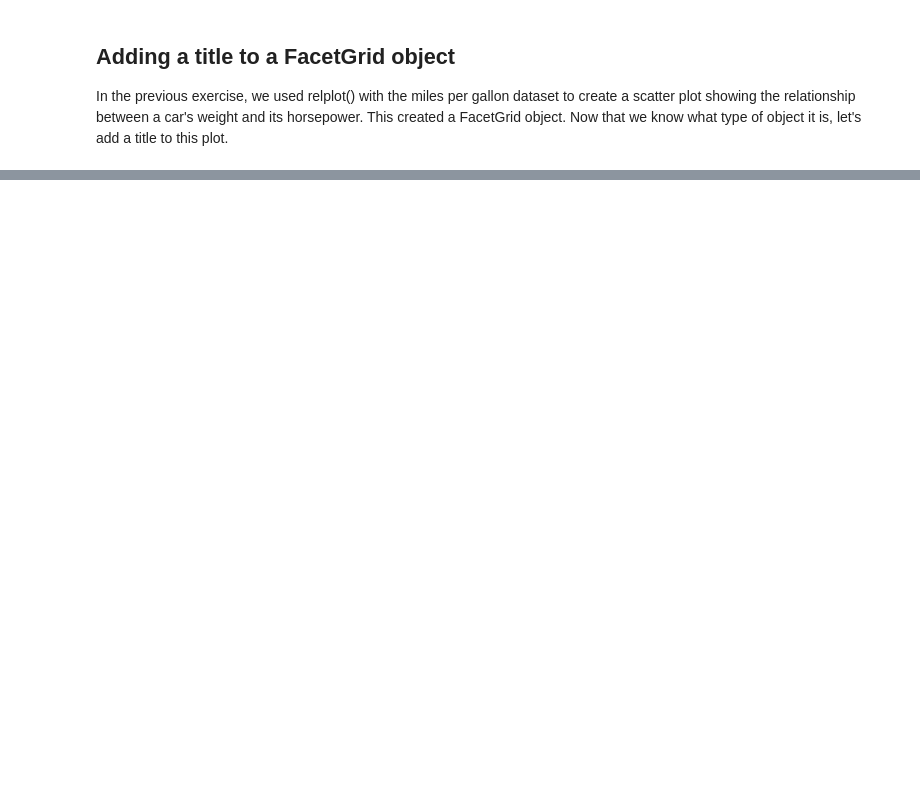
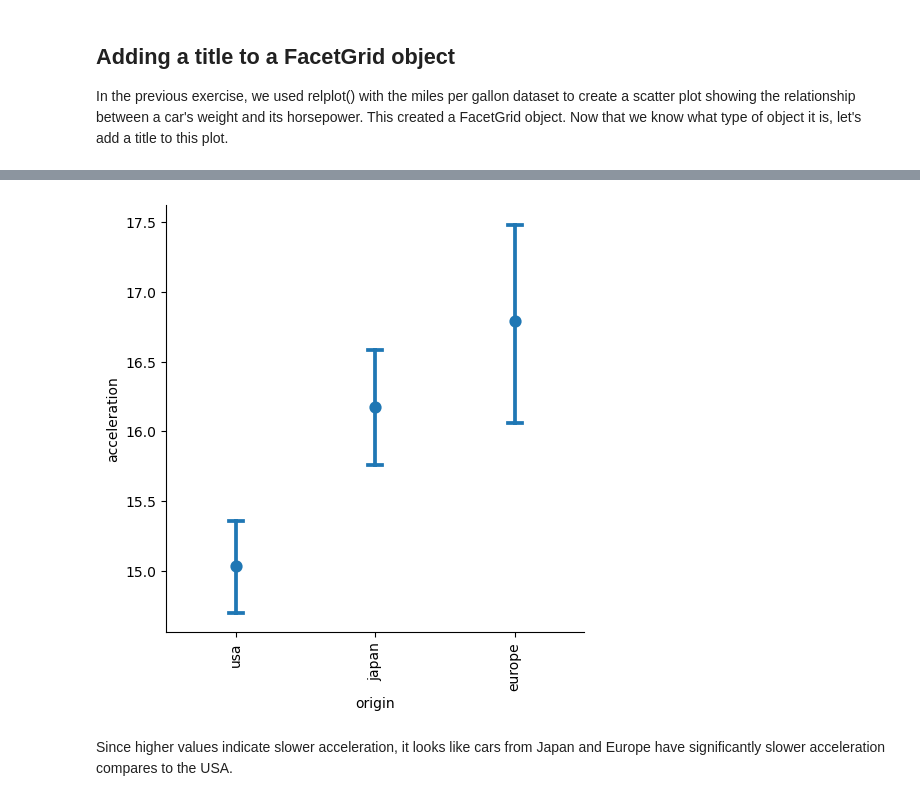
Before and after one commit to aziscript/Python-for-data-analysis, a Jupyter notebook: dataVizSeaborn.ipynb, the cells around one changed output, grey strips where cells are left out. Saved outputs shown, nothing was run; the diff lists cells and outputs as text; code cells hidden in the pictures; blank space fills up the shorter version.

```diff
--- a/dataVizSeaborn.ipynb
+++ b/dataVizSeaborn.ipynb
@@ -1153,0 +1300,20 @@ plt.show()
+# %%
+# Create a point plot of car origin vs. acceleration
+sns.catplot(
+    x="origin",           # Categorical variable on the x-axis
+    y="acceleration",     # Numerical variable on the y-axis
+    data=mpg,              # Data source
+    kind="point",          # Create a point plot
+    linestyle="none",            # Don't join the points with lines
+    capsize=0.1            # Add small caps on the error bars
+)
+
+# Rotate the x-axis labels by 90 degrees for better readability
+plt.xticks(rotation=90)
+
+# Show the final plot
+plt.show()
+# %% [output]
+[figure, added]
+# %% [markdown]
+Since higher values indicate slower acceleration, it looks like cars from Japan and Europe have significantly slower acceleration compares to the USA.
```
Also changed, not shown: parts of 60 cells of this notebook, 1 other file.
